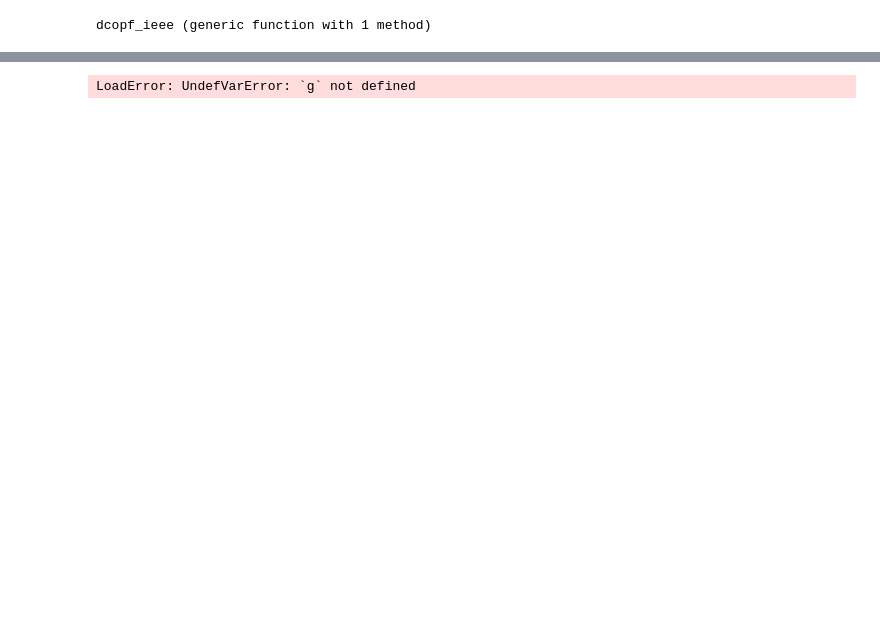
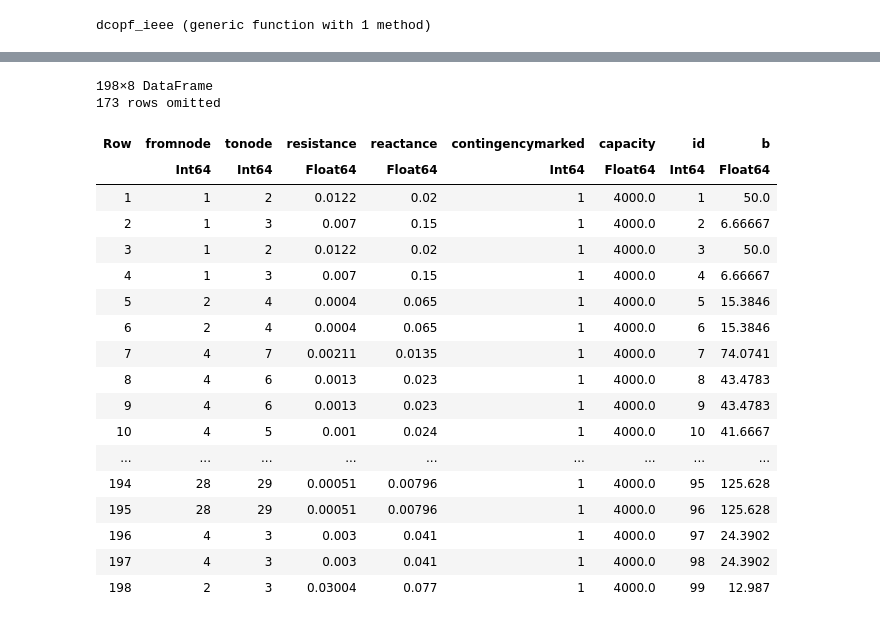
Before and after one commit to salbert-antwi/power-systems-optimization, a Jupyter notebook: Notebooks/NodalPricing.ipynb, the cells around one changed output, grey strips where cells are left out. Cells and saved outputs as stored; diff of their text form; code cells hidden in the pictures; blank space fills up the shorter version.

```diff
--- a/Notebooks/NodalPricing.ipynb
+++ b/Notebooks/NodalPricing.ipynb
@@ -200,4 +152,56 @@ lines
-# %%
-solution = dcopf_ieee(gens, lines, loads);
-# %% [output]
-LoadError: UndefVarError: `g` not defined
+# %%
+datadir = joinpath("ReducedNetwork")
+gens = CSV.read(joinpath(datadir,"GenRedNet2.csv"), DataFrame);
+lines = CSV.read(joinpath(datadir,"TransRedNet.csv"), DataFrame);
+loads = CSV.read(joinpath(datadir,"demandRedNet.csv"), DataFrame);
+
+
+# Rename all columns to lowercase (by convention)
+for f in [gens, lines, loads]
+    rename!(f,lowercase.(names(f)))
+end
+
+# create generator ids #changed to read columns rather than rows
+gens.id = 1:nrow(gens);
+
+# create line ids
+lines.id = 1:nrow(lines);
+# add set of rows for reverse direction with same parameters
+
+lines2 = copy(lines)
+lines2.f = lines2.fromnode
+lines2.fromnode = lines.tonode
+lines2.tonode = lines.fromnode
+lines2 = lines2[:,names(lines)]
+append!(lines,lines2)
+
+lines.capacity = 0.4*lines.capacity
+# calculate simple susceptance, ignoring resistance as earlier
+lines.b = 1 ./ lines.reactance
+
+# keep only a single time period
+#loads = loads[:,["connnode","interval-1_load"]]
+#rename!(loads,"interval-1_load" => "demand");
+
+lines
+# %% [output]
+198×8 DataFrame
+173 rows omitted
+| Row | fromnode | tonode | resistance | reactance | contingencymarked | capacity | id | b |
+|  | Int64 | Int64 | Float64 | Float64 | Int64 | Float64 | Int64 | Float64 |
+| 1 | 1 | 2 | 0.0122 | 0.02 | 1 | 4000.0 | 1 | 50.0 |
+| 2 | 1 | 3 | 0.007 | 0.15 | 1 | 4000.0 | 2 | 6.66667 |
+| 3 | 1 | 2 | 0.0122 | 0.02 | 1 | 4000.0 | 3 | 50.0 |
+| 4 | 1 | 3 | 0.007 | 0.15 | 1 | 4000.0 | 4 | 6.66667 |
+| 5 | 2 | 4 | 0.0004 | 0.065 | 1 | 4000.0 | 5 | 15.3846 |
+| 6 | 2 | 4 | 0.0004 | 0.065 | 1 | 4000.0 | 6 | 15.3846 |
+| 7 | 4 | 7 | 0.00211 | 0.0135 | 1 | 4000.0 | 7 | 74.0741 |
+| 8 | 4 | 6 | 0.0013 | 0.023 | 1 | 4000.0 | 8 | 43.4783 |
+| 9 | 4 | 6 | 0.0013 | 0.023 | 1 | 4000.0 | 9 | 43.4783 |
+| 10 | 4 | 5 | 0.001 | 0.024 | 1 | 4000.0 | 10 | 41.6667 |
+| ... | ... | ... | ... | ... | ... | ... | ... | ... |
+| 194 | 28 | 29 | 0.00051 | 0.00796 | 1 | 4000.0 | 95 | 125.628 |
+| 195 | 28 | 29 | 0.00051 | 0.00796 | 1 | 4000.0 | 96 | 125.628 |
+| 196 | 4 | 3 | 0.003 | 0.041 | 1 | 4000.0 | 97 | 24.3902 |
+| 197 | 4 | 3 | 0.003 | 0.041 | 1 | 4000.0 | 98 | 24.3902 |
+| 198 | 2 | 3 | 0.03004 | 0.077 | 1 | 4000.0 | 99 | 12.987 |
```
Also changed, not shown: parts of 40 cells of this notebook, 21 other files.
